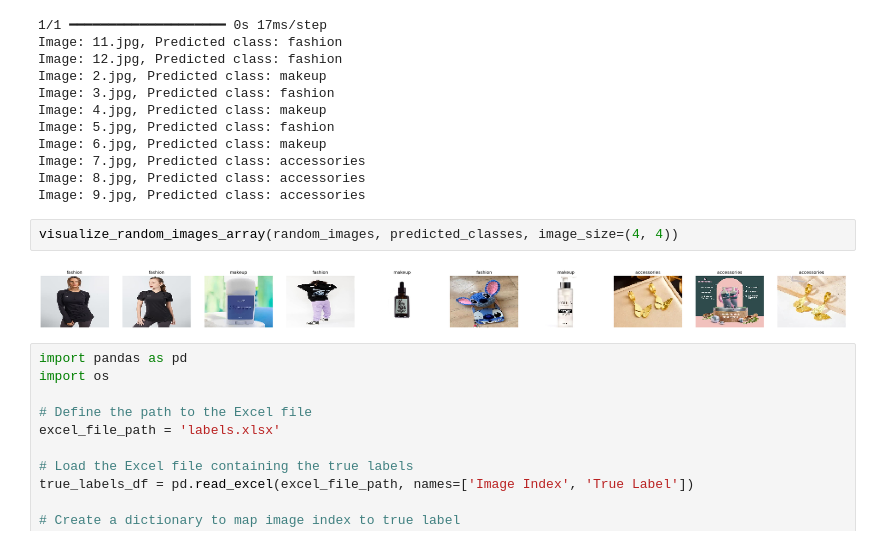
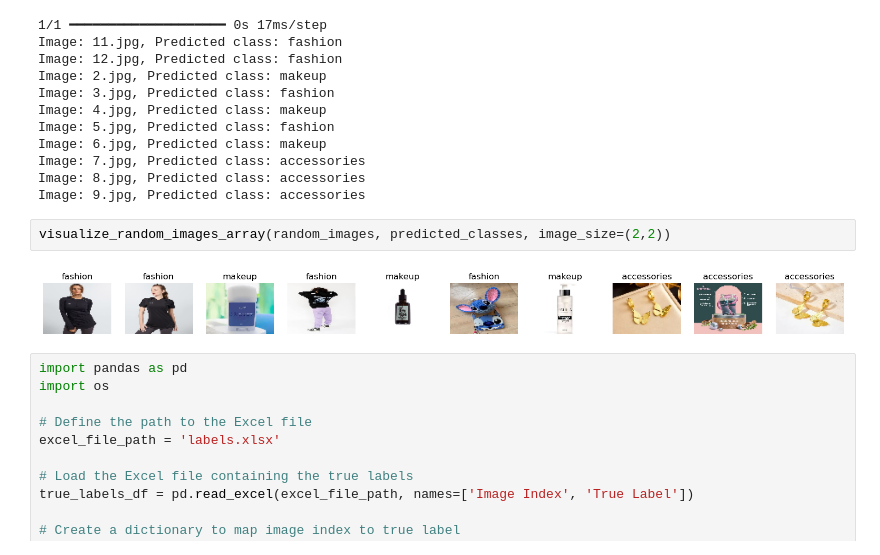
Before and after one commit to IbraheimTarek/Image-classifier-using-cnn-and-tensorflow, a Jupyter notebook: cnn_classifier.ipynb, the cells around one changed output. Saved outputs shown, nothing was run; the diff lists cells and outputs as text.

```diff
--- a/cnn_classifier.ipynb
+++ b/cnn_classifier.ipynb
@@ -235,9 +236,9 @@ Image: 7.jpg, Predicted class: accessories
 Image: 8.jpg, Predicted class: accessories
 Image: 9.jpg, Predicted class: accessories
 # %%
-visualize_random_images_array(random_images, predicted_classes, image_size=(4, 4))
+visualize_random_images_array(random_images, predicted_classes, image_size=(2,2))
 # %% [output]
-[figure, old version]
+[figure, new version]
 # %%
 import pandas as pd
 import os
```
Also changed, not shown: parts of 1 cell of this notebook, 3 other files.
